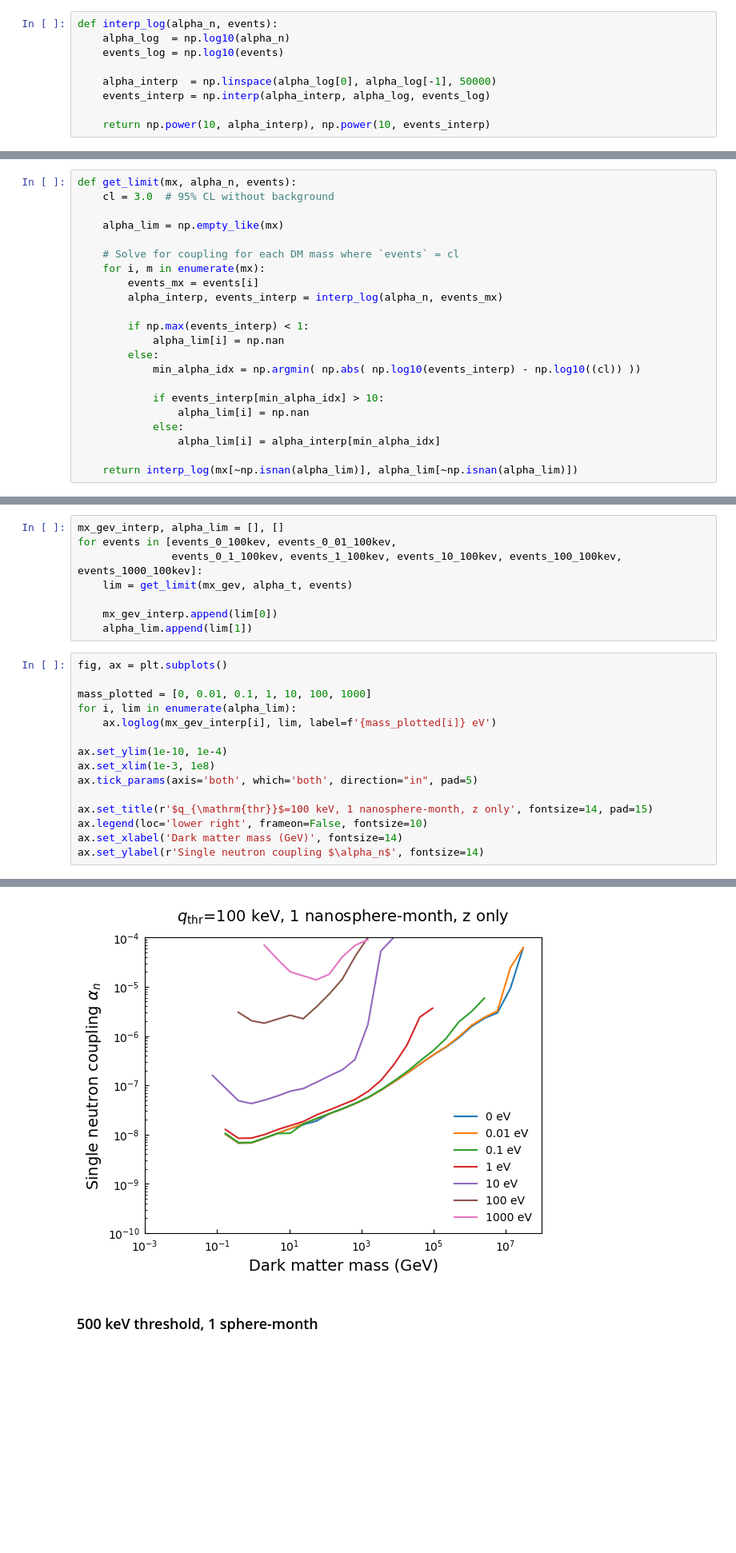
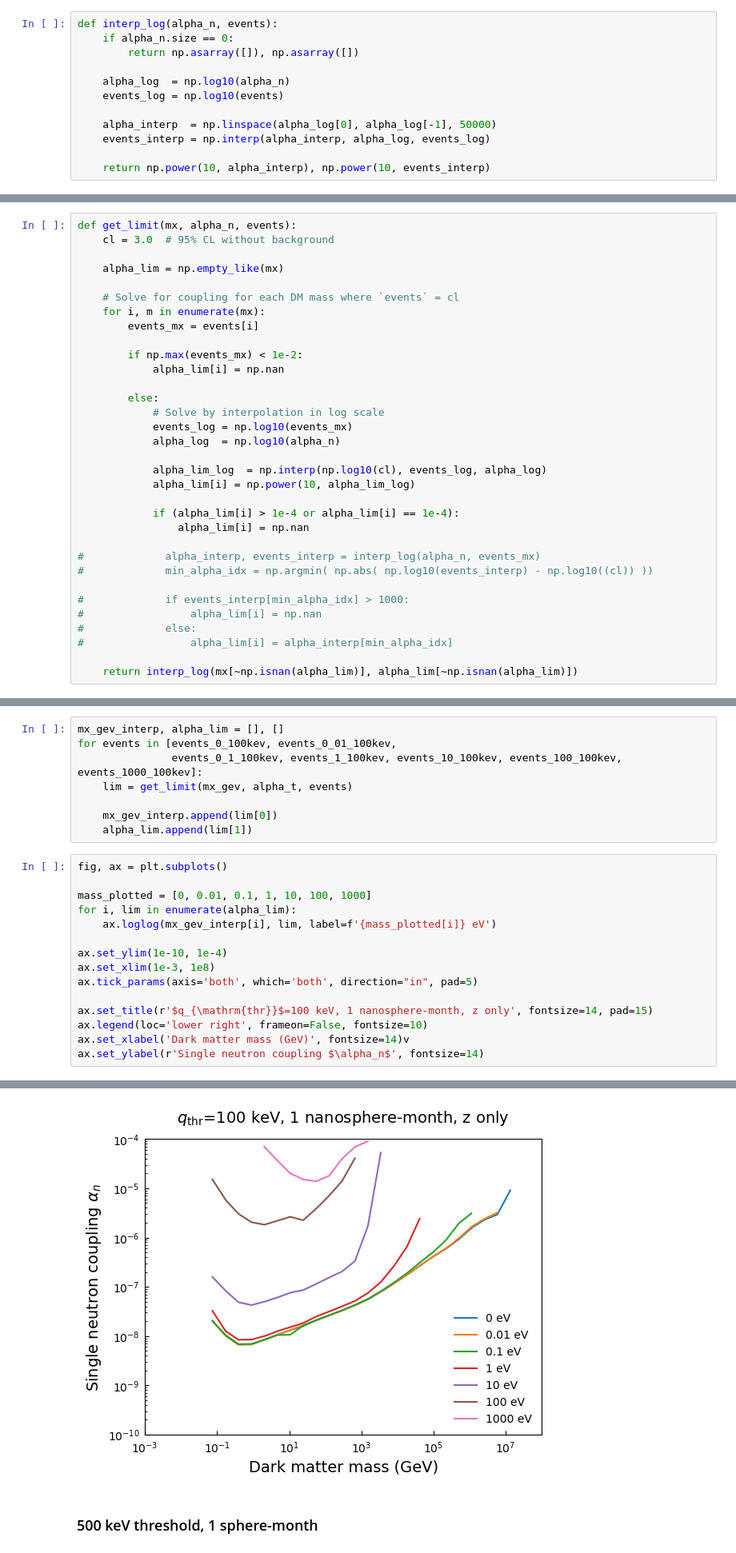
Before and after one commit to yuhants/impulse, a Jupyter notebook: yuhan/set_limits_massive_mediator.ipynb, the cells around one changed output, grey strips where cells are left out. Shown: that part at 80% size. Cells and saved outputs as stored; diff of their text form; blank space fills up the shorter version.

Commit message:
new alpha_n limits

```diff
--- a/yuhan/set_limits_massive_mediator.ipynb
+++ b/yuhan/set_limits_massive_mediator.ipynb
@@ -43,6 +43,9 @@ def get_nevents(q, drdq, q_thr, exposure, project_z=True):
     return total_rate * exposure
 # %%
 def interp_log(alpha_n, events):
+    if alpha_n.size == 0:
+        return np.asarray([]), np.asarray([])
+
     alpha_log  = np.log10(alpha_n)
     events_log = np.log10(events)
 
@@ -70,17 +73,28 @@ def get_limit(mx, alpha_n, events):
     # Solve for coupling for each DM mass where `events` = cl
     for i, m in enumerate(mx):
         events_mx = events[i]
-        alpha_interp, events_interp = interp_log(alpha_n, events_mx)
 
-        if np.max(events_interp) < 1:
+        if np.max(events_mx) < 1e-2:
             alpha_lim[i] = np.nan
+
         else:
-            min_alpha_idx = np.argmin( np.abs( np.log10(events_interp) - np.log10((cl)) ))
+            # Solve by interpolation in log scale
+            events_log = np.log10(events_mx)
+            alpha_log  = np.log10(alpha_n)
 
-            if events_interp[min_alpha_idx] > 10:
+            alpha_lim_log  = np.interp(np.log10(cl), events_log, alpha_log)
+            alpha_lim[i] = np.power(10, alpha_lim_log)
+
+            if (alpha_lim[i] > 1e-4 or alpha_lim[i] == 1e-4):
                 alpha_lim[i] = np.nan
-            else:
-                alpha_lim[i] = alpha_interp[min_alpha_idx]
+
+#             alpha_interp, events_interp = interp_log(alpha_n, events_mx)
+#             min_alpha_idx = np.argmin( np.abs( np.log10(events_interp) - np.log10((cl)) ))
+
+#             if events_interp[min_alpha_idx] > 1000:
+#                 alpha_lim[i] = np.nan
+#             else:
+#                 alpha_lim[i] = alpha_interp[min_alpha_idx]
 
     return interp_log(mx[~np.isnan(alpha_lim)], alpha_lim[~np.isnan(alpha_lim)])
 # %% [markdown]
@@ -283,21 +275,21 @@ for events in [events_0_100kev, events_0_01_100kev,
 # %%
 fig, ax = plt.subplots()
 
 mass_plotted = [0, 0.01, 0.1, 1, 10, 100, 1000]
 for i, lim in enumerate(alpha_lim):
     ax.loglog(mx_gev_interp[i], lim, label=f'{mass_plotted[i]} eV')
 
 ax.set_ylim(1e-10, 1e-4)
 ax.set_xlim(1e-3, 1e8)
 ax.tick_params(axis='both', which='both', direction="in", pad=5)
 
 ax.set_title(r'$q_{\mathrm{thr}}$=100 keV, 1 nanosphere-month, z only', fontsize=14, pad=15)
 ax.legend(loc='lower right', frameon=False, fontsize=10)
-ax.set_xlabel('Dark matter mass (GeV)', fontsize=14)
+ax.set_xlabel('Dark matter mass (GeV)', fontsize=14)v
 ax.set_ylabel(r'Single neutron coupling $\alpha_n$', fontsize=14)
 # %% [output]
 Text(0, 0.5, 'Single neutron coupling $\\alpha_n$')
-[figure, old version]
+[figure, new version]
 # %% [markdown]
 ### 500 keV threshold, 1 sphere-month
 # %%
```
Also changed, not shown: parts of 4 cells of this notebook, 1 other file.
